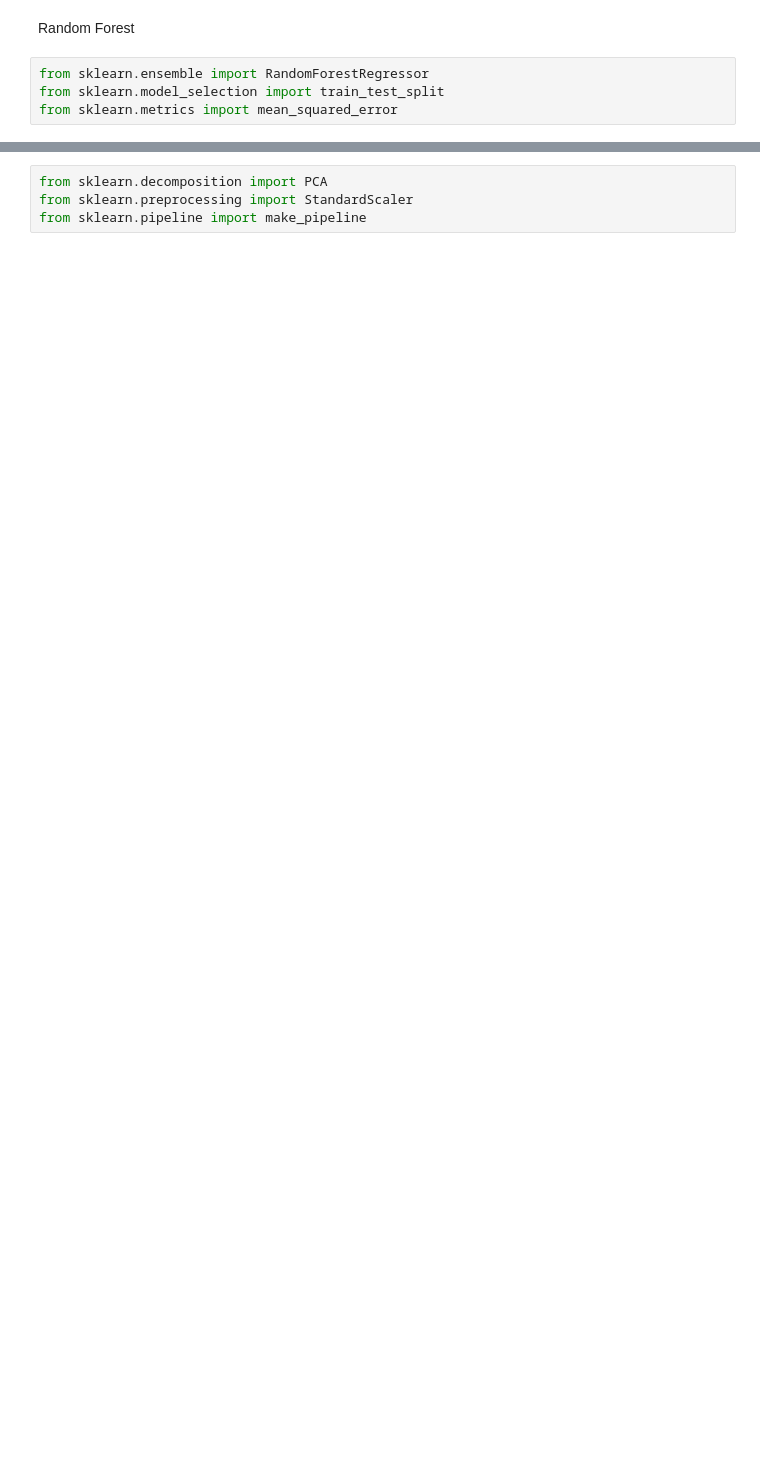
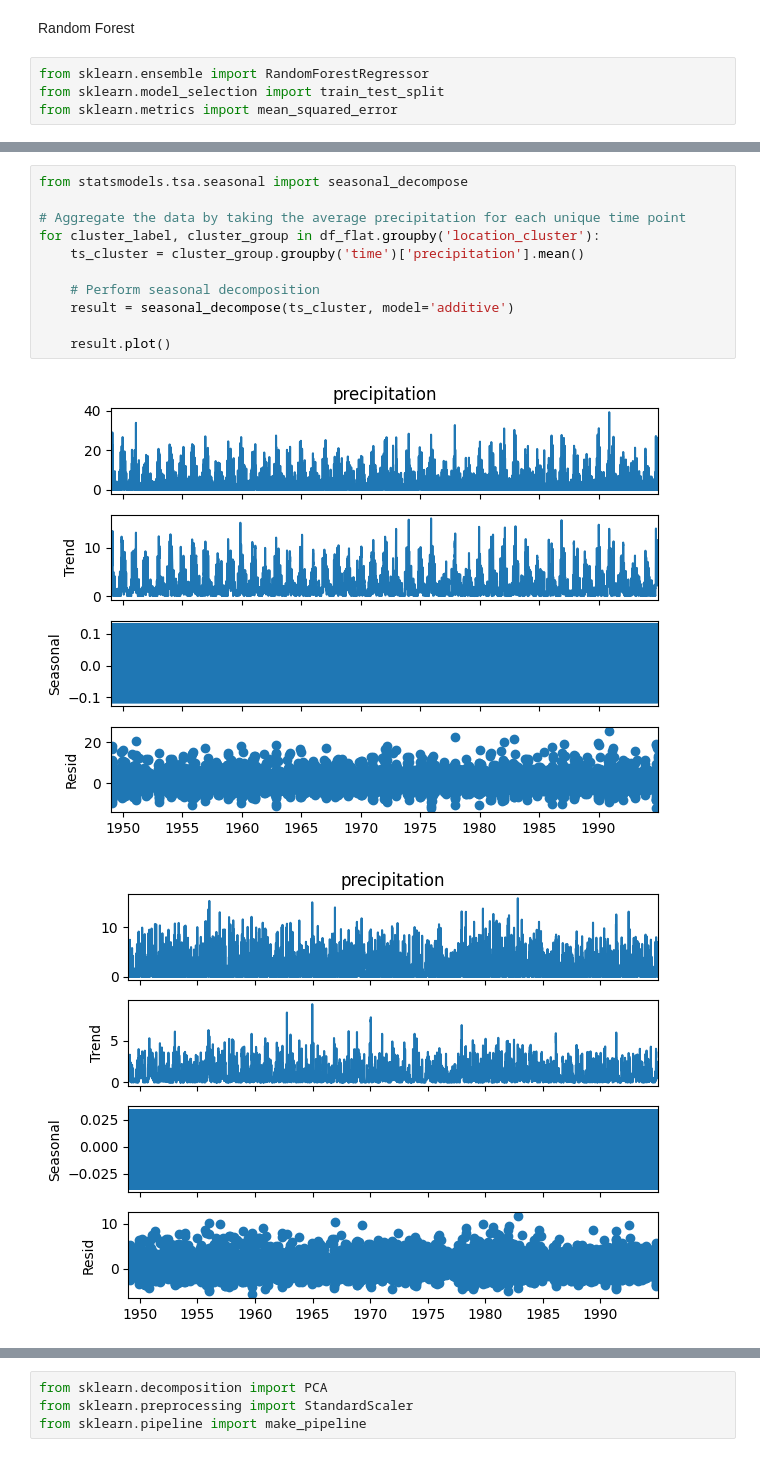
Before and after one commit to CHZY-1/Precipitation_Forecasting_with_Geospatial_data, a Jupyter notebook: precipitation_spatial_eda_xarray.ipynb, the cells around one changed output, grey strips where cells are left out. Drawn from its saved outputs; the diff is of its cells as text; blank space fills up the shorter version.

```diff
--- a/precipitation_spatial_eda_xarray.ipynb
+++ b/precipitation_spatial_eda_xarray.ipynb
@@ -680,0 +767,14 @@ X_train, X_test, y_train, y_test = train_test_split(X, y, test_size=0.2, random_
+# %%
+from statsmodels.tsa.seasonal import seasonal_decompose
+
+# Aggregate the data by taking the average precipitation for each unique time point
+for cluster_label, cluster_group in df_flat.groupby('location_cluster'):
+    ts_cluster = cluster_group.groupby('time')['precipitation'].mean()
+
+    # Perform seasonal decomposition
+    result = seasonal_decompose(ts_cluster, model='additive')
+
+    result.plot()
+# %% [output]
+[figure, added]
+[figure, added]
```
Also changed, not shown: parts of 38 cells of this notebook, 1 other file.
